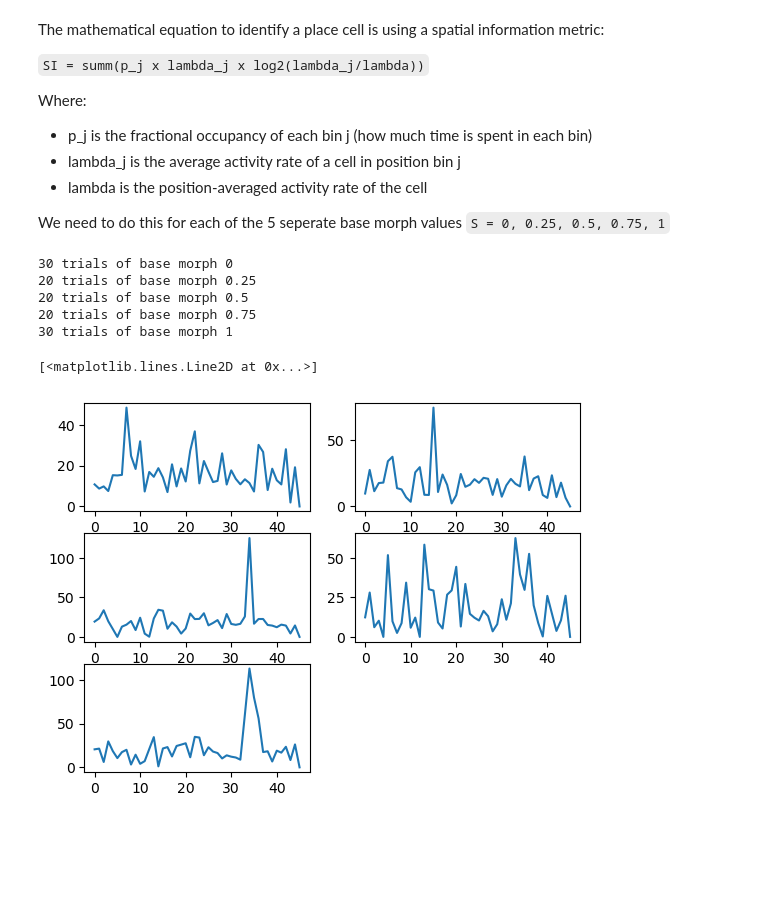
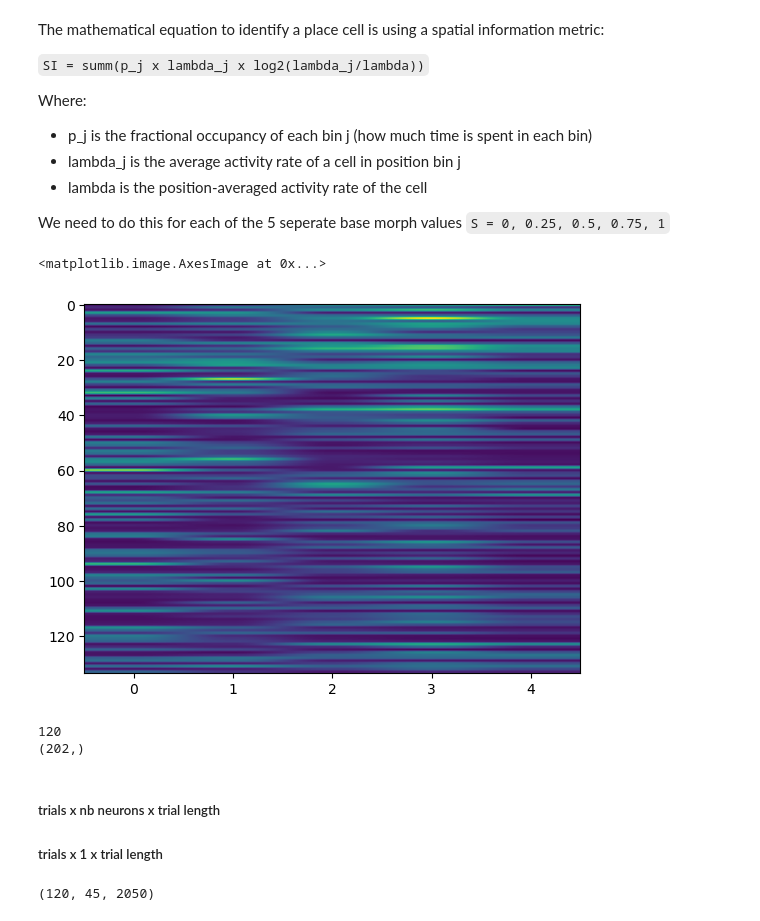
Before and after one commit to tarek-soubra/place-cell-project, a Jupyter notebook: explorev2.ipynb, the cells around one changed output. Saved outputs shown, nothing was run; the diff lists cells and outputs as text; code cells hidden in the pictures; blank space fills up the shorter version.

Commit message:
added code for rose-gold plot imitation. still missing peak sorting code.

```diff
--- a/explorev2.ipynb
+++ b/explorev2.ipynb
@@ -137,56 +167,3 @@ Where:
 - lambda is the position-averaged activity rate of the cell
 
 We need to do this for each of the 5 seperate base morph values `S = 0, 0.25, 0.5, 0.75, 1`
-# %%
-# Setting up the aggregation of trials with the same base morph
-baseMorphList = baseMorph[startIndices]; # Gives an array of size 120 (number of trials) with each element representing the
-# base morph for the corresponding trial
-
-base0 = np.where(baseMorphList == 0   )[0]
-base1 = np.where(baseMorphList == 0.25)[0]
-base2 = np.where(baseMorphList == 0.5 )[0]
-base3 = np.where(baseMorphList == 0.75)[0]
-base4 = np.where(baseMorphList == 1   )[0]
-
-print(len(base0), "trials of base morph 0")
-print(len(base1), "trials of base morph 0.25")
-print(len(base2), "trials of base morph 0.5")
-print(len(base3), "trials of base morph 0.75")
-print(len(base4), "trials of base morph 1")
-# %% [output]
-30 trials of base morph 0
-20 trials of base morph 0.25
-20 trials of base morph 0.5
-20 trials of base morph 0.75
-30 trials of base morph 1
-# %%
-# Initializing the matrices for each base morph value, setting them up for aggregation
-
-trialsBase0 = df[base0,:]
-trialsBase1 = df[base1,:]
-trialsBase2 = df[base2,:]
-trialsBase3 = df[base3,:]
-trialsBase4 = df[base4,:]
-
-aggBase = np.zeros([5, nBins])
-# Averaging across all trials with the same baseMorph
-aggBase[0,:] = np.mean(trialsBase0, axis = 0)
-aggBase[1,:] = np.mean(trialsBase1, axis = 0)
-aggBase[2,:] = np.mean(trialsBase2, axis = 0)
-aggBase[3,:] = np.mean(trialsBase3, axis = 0)
-aggBase[4,:] = np.mean(trialsBase4, axis = 0)
-
-plt.figure(1)
-plt.subplot(3,2,1)
-plt.plot(aggBase[0,:])
-plt.subplot(3,2,2)
-plt.plot(aggBase[1,:])
-plt.subplot(3,2,3)
-plt.plot(aggBase[2,:])
-plt.subplot(3,2,4)
-plt.plot(aggBase[3,:])
-plt.subplot(3,2,5)
-plt.plot(aggBase[4,:])
-# %% [output]
-[<matplotlib.lines.Line2D at 0x...>]
-[figure, removed]
@@ -202,0 +213,16 @@ aggOccBase[4,:] = np.sum(occp[base4,:], axis = 0) / np.sum(occp[base4,:])
+# %%
+plt.imshow(SIMatrix[placeCells], aspect = 'auto')
+# %% [output]
+<matplotlib.image.AxesImage at 0x...>
+[figure, added]
+# %%
+dbs, pbs = trialize(deconvTraces, position, startIndices)
+print(len(dbs))
+dbs2, pbs2 = trialize(deconvTraces[:,1], position, startIndices)
+print(np.shape(pbs2[50]))
+# %% [output]
+120
+(202,)
+# %% [markdown]
+##### trials x nb neurons x trial length
+##### trials x 1 x trial length
@@ -202,0 +237,8 @@ aggOccBase[4,:] = np.sum(occp[base4,:], axis = 0) / np.sum(occp[base4,:])
+# %%
+SIMatrix = np.zeros((nNeurons, 5))
+baseMorphList = baseMorph[startIndices]
+
+dblocks, pblocks = trialize(deconvTraces, position, startIndices)
+df, occp = positionalBinVec3(dblocks, pblocks)
+# %% [output]
+(120, 45, 2050)
```
Also changed, not shown: parts of 57 cells of this notebook.
